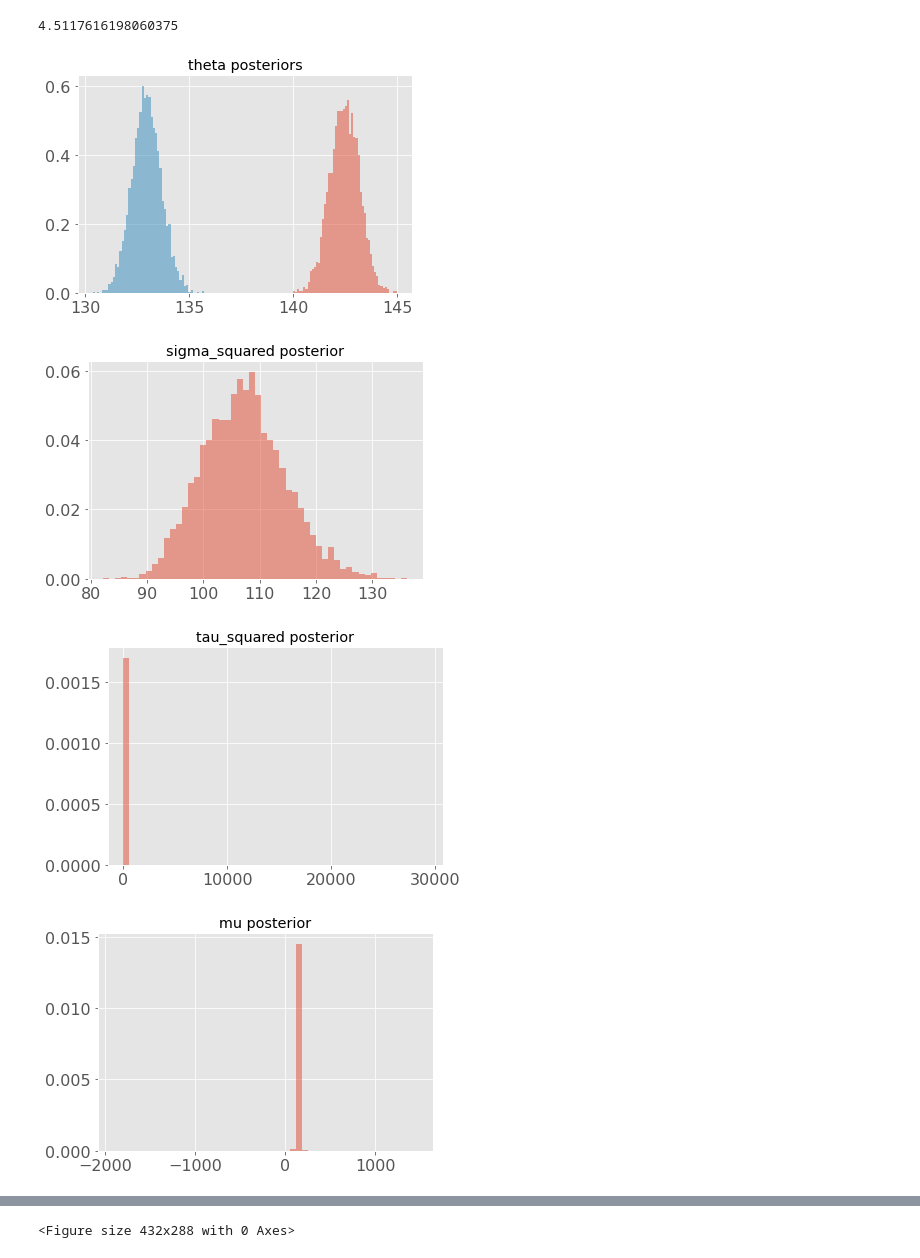
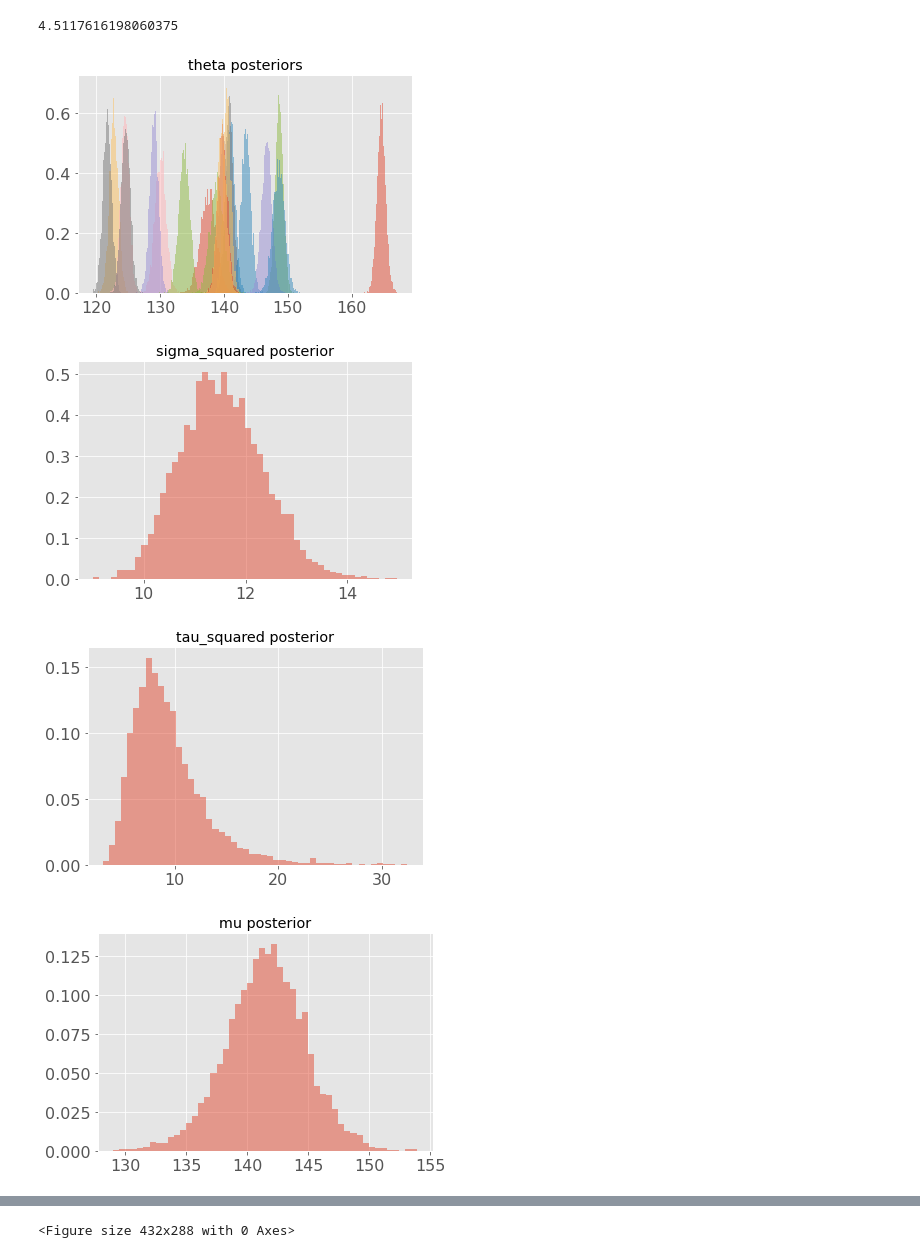
Before and after one commit to JulietteFranque/SDS383D_JF, a Jupyter notebook: exercises-04/notebooks/blood_pressure.ipynb, the cells around one changed output, grey strips where cells are left out. Drawn from its saved outputs; the diff is of its cells as text; code cells hidden in the pictures.

```diff
--- a/exercises-04/notebooks/blood_pressure.ipynb
+++ b/exercises-04/notebooks/blood_pressure.ipynb
@@ -17,5 +17,5 @@ from scipy.stats import t
 from scipy import stats
 # %%
 df = pd.read_csv('../data/bloodpressure.csv')
-df.columns = ['_', 'values', 'subject', 'group']
+df.columns = ['_', 'values', 'group', 'treatment']
 # %%
@@ -51,11 +51,11 @@ np.sqrt(s_squared)*np.sqrt(1/len(new_group_1) + 1/len(new_group_2))
 # %% [output]
 4.5117616198060375
 # %%
-gibbs = gs.GibbsSamplerBeta(df[['group', 'values']], n_iter=5000, burn=200)
+gibbs = gs.GibbsSamplerBeta(df, n_iter=5000, burn=200, beta=-10)
 gibbs.fit()
-gibbs.plot_all_posteriors()
+gibbs.plot_all_posteriors();
 # %% [output]
-[figure, old version]
+[figure, new version]
-[figure, old version]
+[figure, new version]
-[figure, old version]
+[figure, new version]
-[figure, old version]
+[figure, new version]
```
Also changed, not shown: parts of 7 cells of this notebook, 1 other file.
